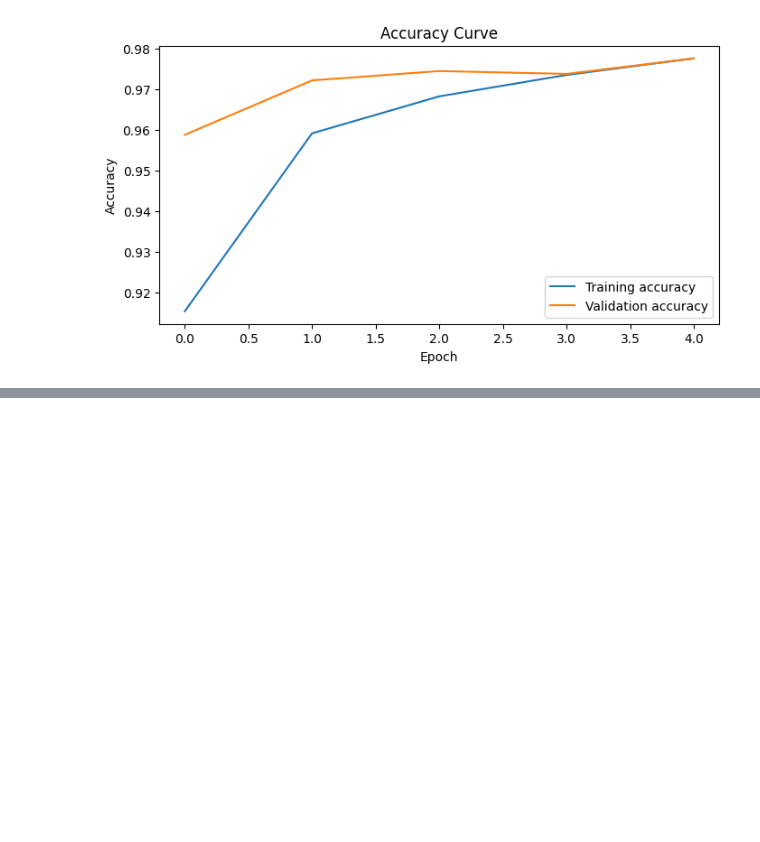
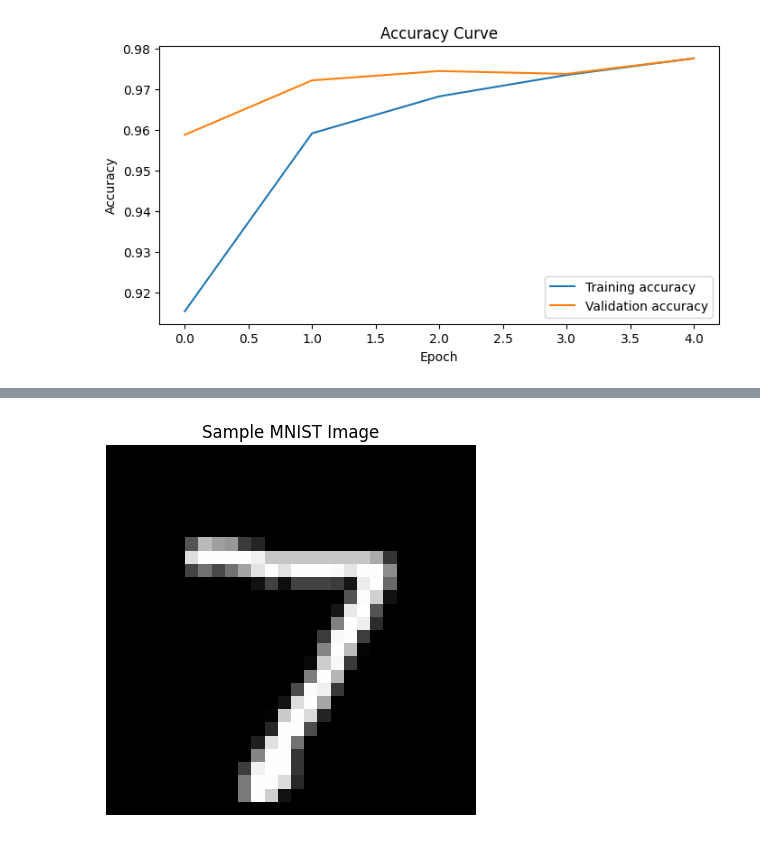
Before and after one commit to s27151-pj/KNO, a Jupyter notebook: LAB1/cw1.ipynb, the cells around one changed output, grey strips where cells are left out. Saved outputs shown, nothing was run; the diff lists cells and outputs as text; code cells hidden in the pictures; blank space fills up the shorter version.

Commit message:
Add image saving and prediction functionality for MNIST model

```diff
--- a/LAB1/cw1.ipynb
+++ b/LAB1/cw1.ipynb
@@ -95,0 +101,7 @@ plt.show()
+# %%
+img = tf.keras.preprocessing.image.load_img('cw1_img.png', color_mode='grayscale', target_size=(28, 28))
+img_array = tf.keras.preprocessing.image.img_to_array(img) / 255.0
+img_array = tf.expand_dims(img_array, 0)  # Create a batch
+predictions = model.predict(img_array)
+predicted_class = tf.argmax(predictions[0]).numpy()
+print ("Predicted class:", predicted_class)
@@ -95,0 +111,7 @@ plt.show()
+# %%
+plt.imshow(img, cmap='gray')
+plt.title('Sample MNIST Image')
+plt.axis('off')
+plt.show()
+# %% [output]
+[figure, added]
```
Also changed, not shown: parts of 2 cells of this notebook, 1 other file.
